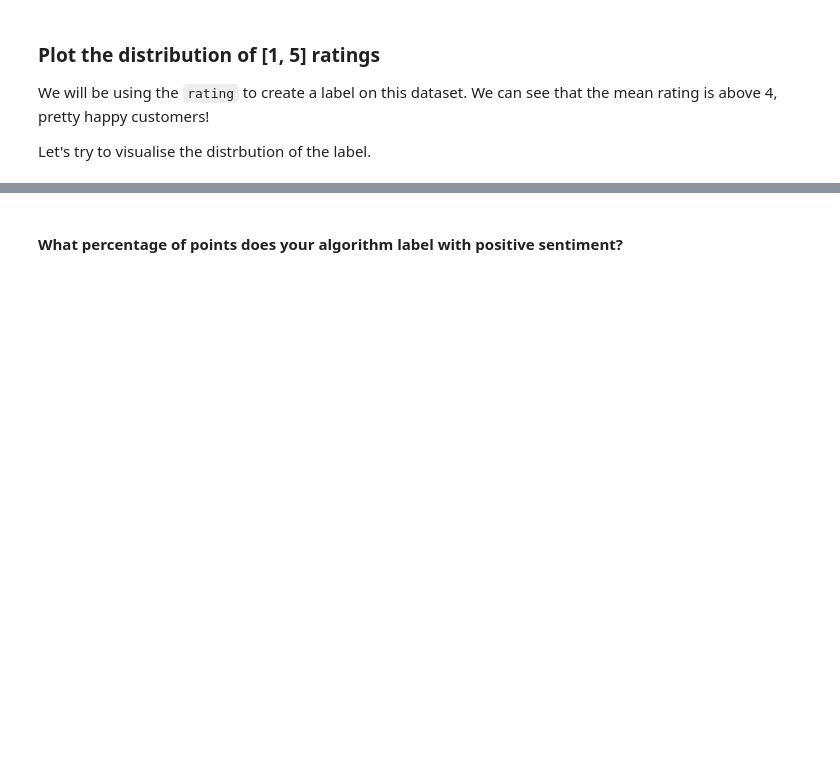
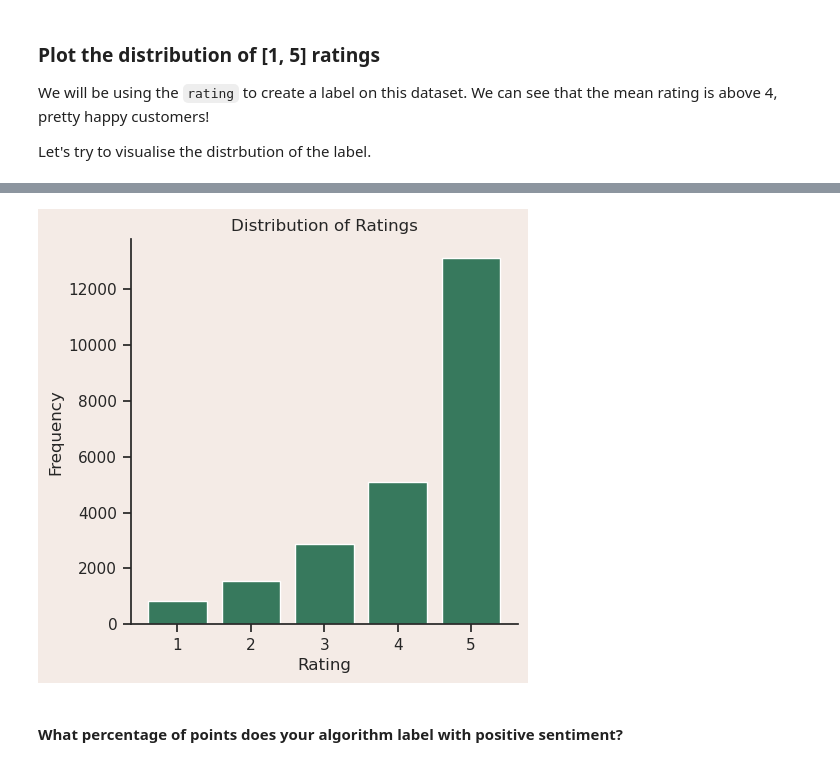
Before and after one commit to HarshVardhanGoyal/full-stack-ml-metaflow-corise-week-1, a Jupyter notebook: project/template.ipynb, the cells around one changed output, grey strips where cells are left out. Cells and saved outputs as stored; diff of their text form; code cells hidden in the pictures; blank space fills up the shorter version.

Commit message:
completed week 1 project

```diff
--- a/project/template.ipynb
+++ b/project/template.ipynb
@@ -58,5 +63,8 @@ custom_params = {
 }
 sns_palette = sns.color_palette(colors, len(colors))
 sns.set_theme(style="ticks", rc=custom_params)
+
+DATA_DIR = "/home/workspace/workspaces/full-stack-ml-metaflow-corise-week-1/data/"
+DATA_FILE = "Womens Clothing E-Commerce Reviews.csv"
 # %% [markdown]
 ### Load the data
@@ -65,8 +93,16 @@ sns.set_theme(style="ticks", rc=custom_params)
 # Hints
 # Look in the ../../data directory of this worksapce.
 # If you use pandas think about the index_col arg 🧐
-df = ...
+data_path = os.path.join(DATA_DIR, DATA_FILE)
+df = load_data(data_path)
 
-# light data cleaning
-df.columns = ["_".join(name.lower().strip().split()) for name in df.columns]
-df["review_text"] = df["review_text"].astype("str")
+if df is not None:
+        # Perform light data cleaning
+        df = clean_data(df)
+        # You can proceed with further analysis here
+else:
+    logging.error("Failed to load data. Exiting.")
+
+# # light data cleaning
+# df.columns = ["_".join(name.lower().strip().split()) for name in df.columns]
+# df["review_text"] = df["review_text"].astype("str")
@@ -80,9 +147,23 @@ df.describe()
 We will be using the `rating` to create a label on this dataset. We can see that the mean rating is above 4, pretty happy customers!
 
 Let's try to visualise the distrbution of the label.
+# %%
+def plot_rating_distribution(df, ax):
+    """Plot the distribution of ratings in the DataFrame."""
+    # Count the occurrences of each unique rating value
+    rating_distribution = df['rating'].value_counts().sort_index()
+
+    # Plot the bar graph
+    ax.bar(x=rating_distribution.index, height=rating_distribution.values, color=GREEN)
+    ax.set_title('Distribution of Ratings')
+    ax.set_xlabel('Rating')
+    ax.set_ylabel('Frequency')
+
+    logging.info('Successfully plotted the rating distribution.')
+    return ax
 # %%
 # TODO: Derive the rating_distribution and plot it
-rating_distribution = ...
 fig, ax = plt.subplots(1, 1, figsize=(5, 5))
-# You can swap the color used with the defined constants at the top of the notebook
-ax.bar(x=rating_distribution.index, height=rating_distribution.values, color=GREEN)
+plot_rating_distribution(df, ax)
+plt.show()
+# %% [output]
@@ -89,3 +171,4 @@ ax.bar(x=rating_distribution.index, height=rating_distribution.values, color=GRE
+[figure, added]
 # %%
 def labeling_function(row):
     """
```
Also changed, not shown: parts of 17 cells of this notebook, 1 other file.
